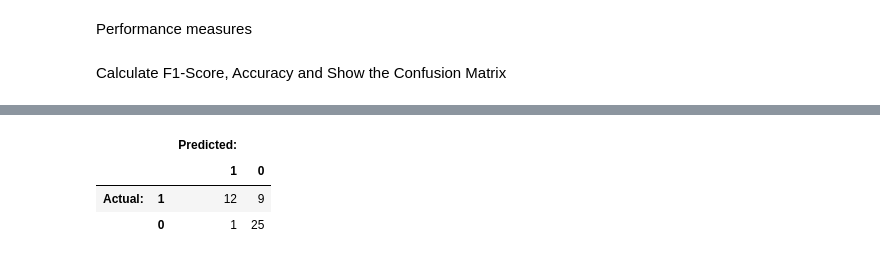
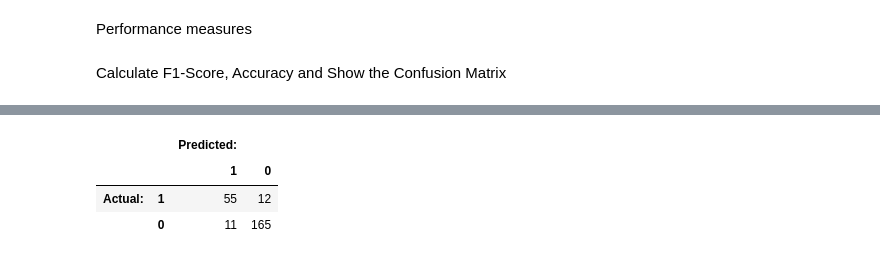
Before and after one commit to lisa-wm/consulting, a Jupyter notebook: 2_code/3_scripts/2_python/BERT_Fine_Tuning_pure.ipynb, the cells around one changed output, grey strips where cells are left out. Drawn from its saved outputs; the diff is of its cells as text; code cells hidden in the pictures.

```diff
--- a/2_code/3_scripts/2_python/BERT_Fine_Tuning_pure.ipynb
+++ b/2_code/3_scripts/2_python/BERT_Fine_Tuning_pure.ipynb
@@ -187,5 +246,11 @@ Padding token: "[PAD]", ID: 0
 
 Done.
+# %%
+# same for germeval
+
+# MAX_LEN_germeval = 3300
+input_ids_germeval = pad_sequences(input_ids_germeval, maxlen=MAX_LEN, dtype="long",
+                          value=0, truncating="post", padding="post")
 # %% [markdown]
 Create attention masks which indicates which tokens are words and which are padding (if token ID is 0 then it is padding and the attention mask is set to 0)
 # %%
@@ -222,3 +309,29 @@ train_masks, validation_masks, _, _ = train_test_split(train_masks1, train_label
+# %%
+from sklearn.model_selection import train_test_split
+import numpy as np
+
+# Use 80% for training and 20% for validation.
+train_inputs1, test_inputs, train_labels1, test_labels = train_test_split(input_ids, labels,
+                                                            random_state=2020, test_size=0.2, stratify = labels)
+
+# Do the same for the masks.
+train_masks1, test_masks, _, _ = train_test_split(attention_masks, labels,
+                                             random_state=2020, test_size=0.2, stratify = labels)
+
+# Mix train_inputs1, train_labels1, train_masks1 with germeval data
+train_inputs2 = np.concatenate((train_inputs1, input_ids_germeval), axis=0)
+train_labels2 = np.concatenate((train_labels1, labels_germeval), axis=None)
+train_masks2  = np.concatenate((train_masks1, attention_masks_germeval), axis=0)
+
+
+
+# Use 20% of train set as validation set
+train_inputs, validation_inputs, train_labels, validation_labels = train_test_split(train_inputs2, train_labels2,
+                                                                                    test_size=0.2, random_state=2020)
+
+# Do the same for the masks.
+train_masks, validation_masks, _, _ = train_test_split(train_masks2, train_labels2,
+                                             random_state=2020, test_size=0.2)
 # %% [markdown]
 Convert all inputs and labels into torch tensors, the required datatype
 for our model.
@@ -243,7 +356,7 @@ from torch.utils.data import TensorDataset, DataLoader, RandomSampler, Sequentia
 # Define batch size here to let DataLoader know.
 # BERT-authors recommend a batch size of 16 or 32 for fine-tuning .
 
-batch_size = 32
+batch_size = 16
 
 # Create the DataLoader for our training set.
 train_data = TensorDataset(train_inputs, train_masks, train_labels)
@@ -269,8 +382,8 @@ from transformers import BertForSequenceClassification, AdamW, BertConfig
 model = BertForSequenceClassification.from_pretrained(
     pretrained_model,
     num_labels = 2, # The number of output labels--2 for binary classification. Can be increased for multiclass
-    output_attentions = False,
-    output_hidden_states = False,
+   output_attentions = False,
+   output_hidden_states = False
 )
 
 # Run this model on the GPU.
@@ -641,9 +691,11 @@ def display_confusion_matrix(true_labels, predicted_labels, classes=[1,0]):
                                                 codes=[[0,0],[0,1]]))
     return cm_frame
 # %%
-display_confusion_matrix(true_labels = flat_true_labels, predicted_labels = flat_predictions)
+confusion_mat = display_confusion_matrix(true_labels = flat_true_labels, predicted_labels = flat_predictions)
+
+confusion_mat
 # %% [output]
 |  |  | Predicted: |  |
 |  |  | 1 | 0 |
-| Actual: | 1 | 12 | 9 |
-|  | 0 | 1 | 25 |
+| Actual: | 1 | 55 | 12 |
+|  | 0 | 11 | 165 |
```
Also changed, not shown: parts of 24 cells of this notebook, 6 other files.
